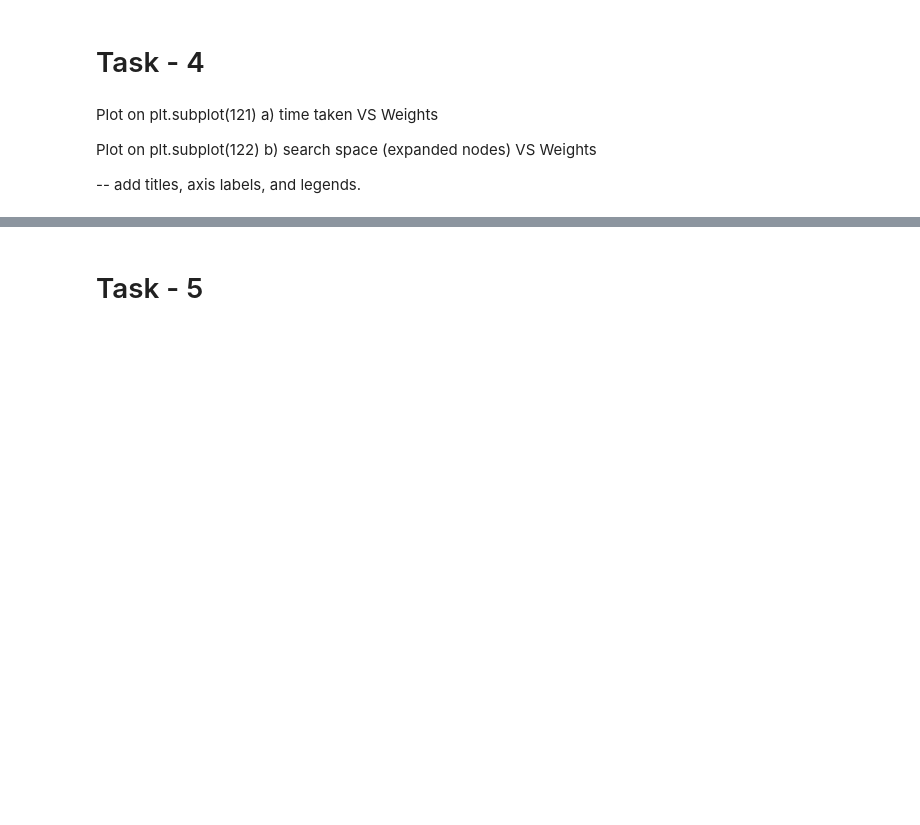
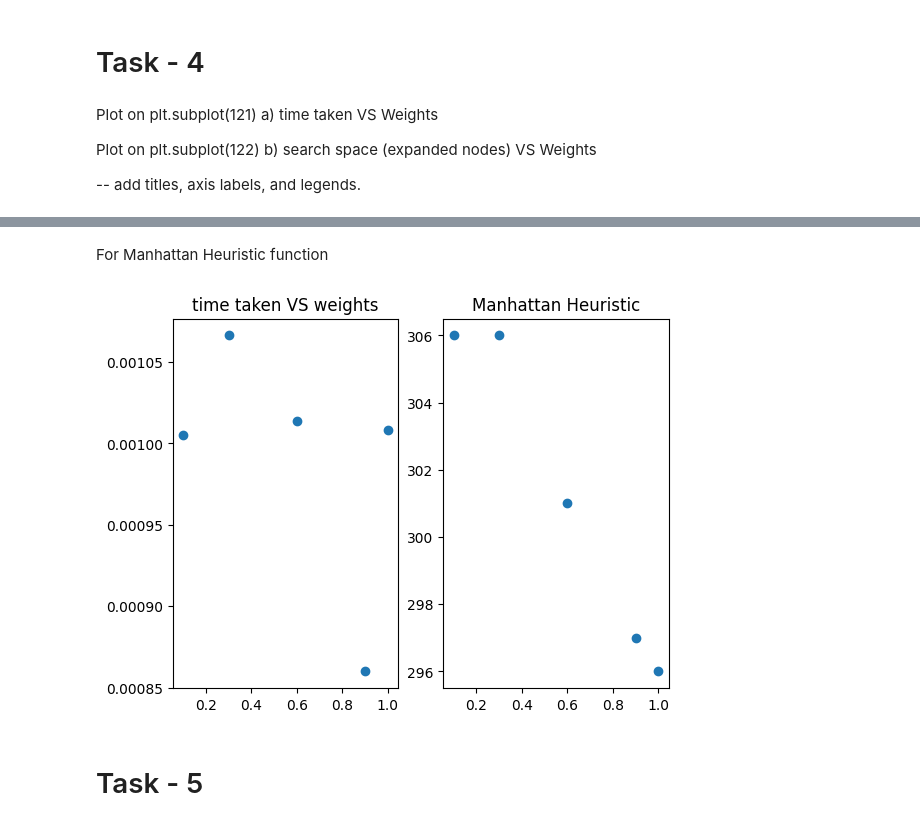
Before and after one commit to kavan-soni/252_260, a Jupyter notebook: CMPE252_SEC01_SP2023_HW01.ipynb, the cells around one changed output, grey strips where cells are left out. Saved outputs shown, nothing was run; the diff lists cells and outputs as text; code cells hidden in the pictures; blank space fills up the shorter version.

```diff
--- a/CMPE252_SEC01_SP2023_HW01.ipynb
+++ b/CMPE252_SEC01_SP2023_HW01.ipynb
@@ -294,7 +343,13 @@ A* Search | W => 0.1
 maze1=build_maze("my_maze_25x25.txt")
 graph=Find_the_edges(maze1)
 W = 0.1
+start_time= time.time()
 came_from, path = astar_path(graph, START, GOAL, W, Manhattan_distance)
+
+weights_manhattan.append(W)
+time_taken_manhattan.append(time.time() - start_time)
+visited_nodes_manhattan.append(len(came_from))
+
 for i in came_from:
     maze1[i[0],i[1]]=-3
 for i in path:
@@ -311,7 +366,13 @@ A* Search | W => 0.3
 maze1=build_maze("my_maze_25x25.txt")
 graph=Find_the_edges(maze1)
 W = 0.3
+start_time= time.time()
 came_from, path = astar_path(graph, START, GOAL, W, Manhattan_distance)
+
+weights_manhattan.append(W)
+time_taken_manhattan.append(time.time() - start_time)
+visited_nodes_manhattan.append(len(came_from))
+
 for i in came_from:
     maze1[i[0],i[1]]=-3
 for i in path:
@@ -328,7 +389,13 @@ A* Search | W => 0.6
 maze1=build_maze("my_maze_25x25.txt")
 graph=Find_the_edges(maze1)
 W = 0.6
+start_time= time.time()
 came_from, path = astar_path(graph, START, GOAL, W, Manhattan_distance)
+
+weights_manhattan.append(W)
+time_taken_manhattan.append(time.time() - start_time)
+visited_nodes_manhattan.append(len(came_from))
+
 for i in came_from:
     maze1[i[0],i[1]]=-3
 for i in path:
@@ -345,7 +412,13 @@ A* Search | W => 0.9
 maze1=build_maze("my_maze_25x25.txt")
 graph=Find_the_edges(maze1)
 W = 0.9
+start_time= time.time()
 came_from, path = astar_path(graph, START, GOAL, W, Manhattan_distance)
+
+weights_manhattan.append(W)
+time_taken_manhattan.append(time.time() - start_time)
+visited_nodes_manhattan.append(len(came_from))
+
 for i in came_from:
     maze1[i[0],i[1]]=-3
 for i in path:
@@ -371,3 +456,15 @@ Plot on plt.subplot(122) b) search space (expanded nodes) VS Weights
+# %% [markdown]
+For Manhattan Heuristic function
+# %%
+fig = plt.figure()
+fig.add_subplot(121, title = "time taken VS weights")
+plt.scatter(weights_manhattan, time_taken_manhattan)
+fig.add_subplot(122, title = "search space VS weights")
+plt.scatter(weights_manhattan, visited_nodes_manhattan)
+plt.title(label="Manhattan Heuristic")
+plt.show()
+# %% [output]
+[figure, added]
 # %% [markdown]
 # Task - 5
 # %% [markdown]
```
Also changed, not shown: parts of 10 cells of this notebook.
